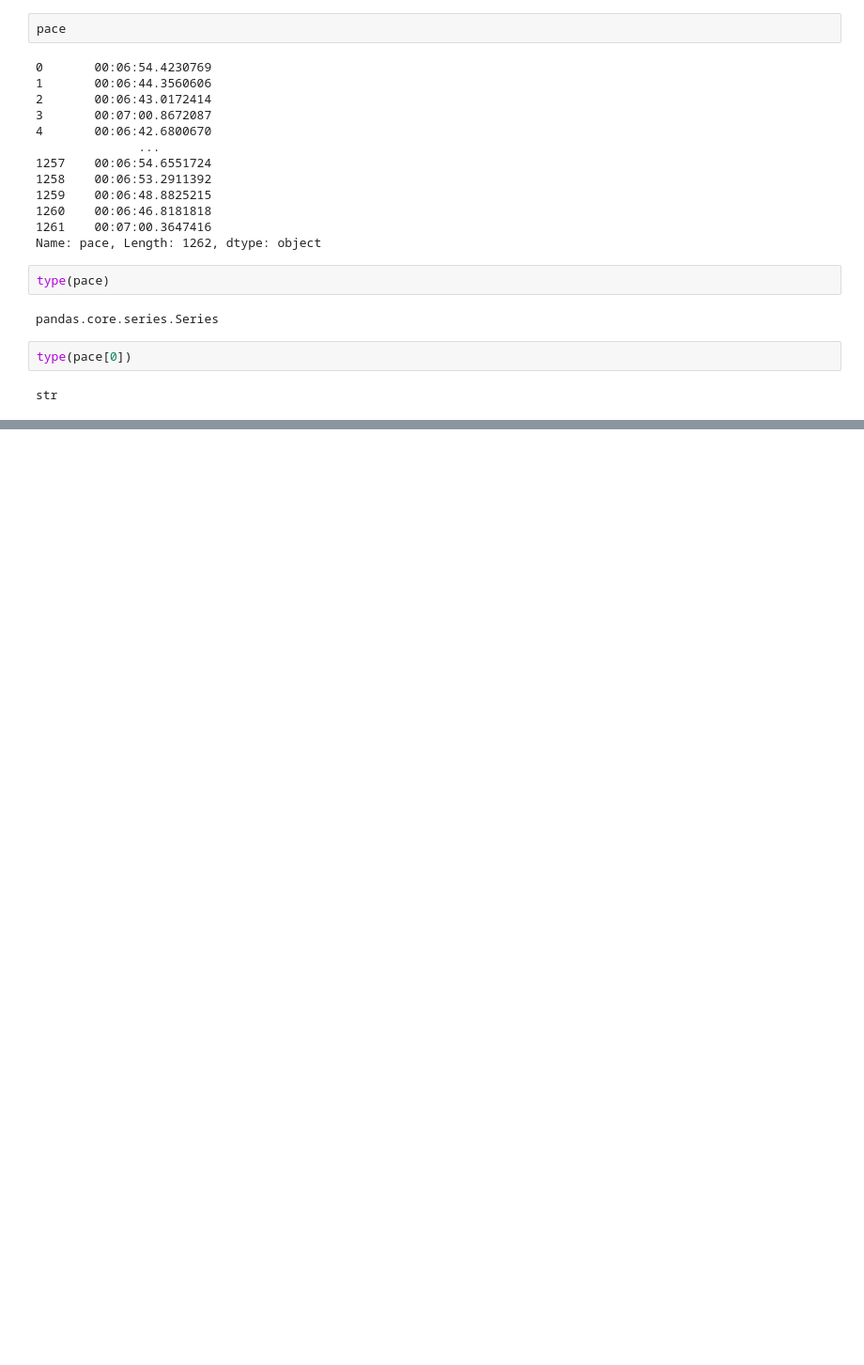
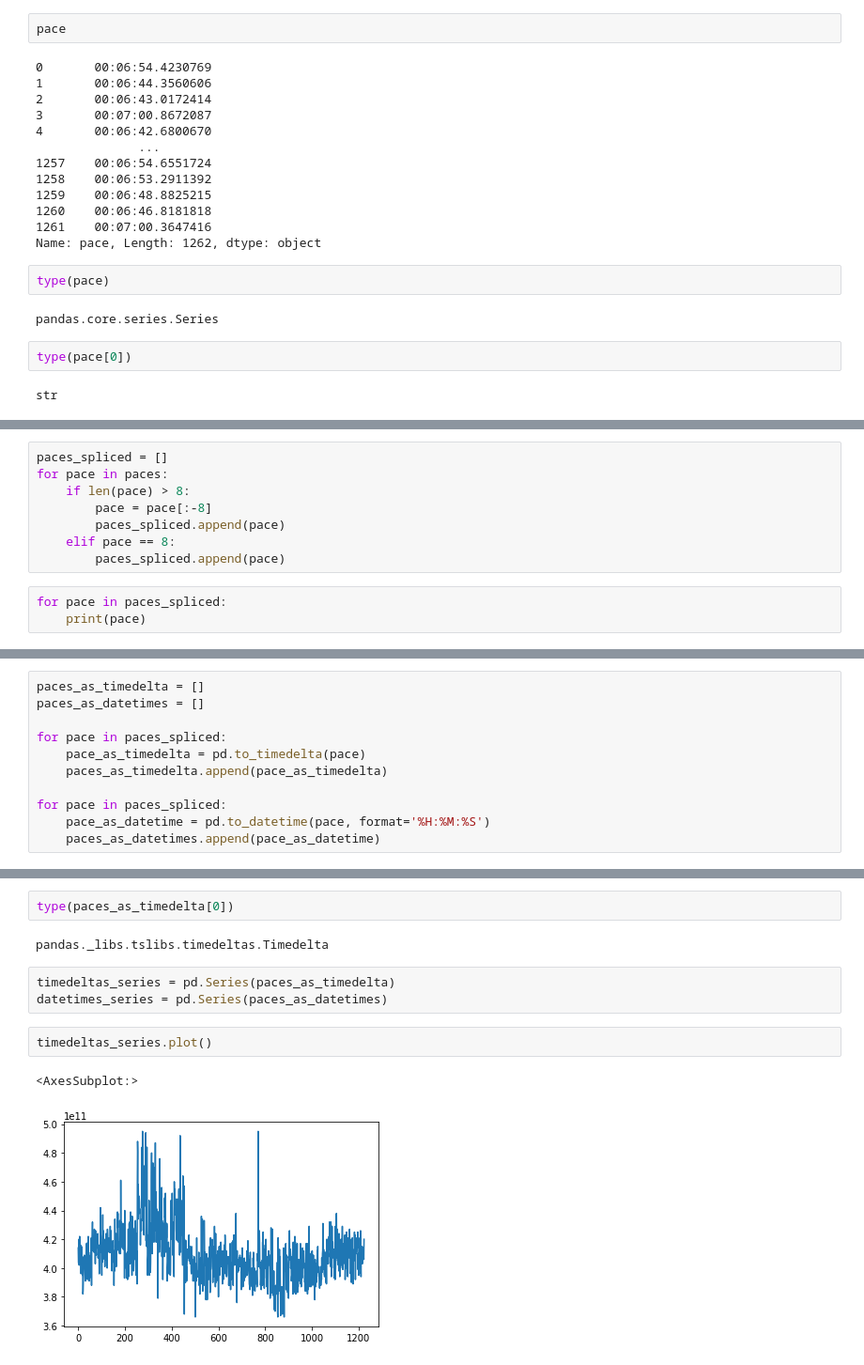
Before and after one commit to sbogucki12/workoutdata, a Jupyter notebook: runlog-etl.ipynb, the cells around one changed output, grey strips where cells are left out. Shown at 94% size. Saved outputs shown, nothing was run; the diff lists cells and outputs as text; blank space fills up the shorter version.

```diff
--- a/runlog-etl.ipynb
+++ b/runlog-etl.ipynb
@@ -31,0 +96,11 @@ str
+# %%
+paces_spliced = []
+for pace in paces:
+    if len(pace) > 8:
+        pace = pace[:-8]
+        paces_spliced.append(pace)
+    elif pace == 8:
+        paces_spliced.append(pace)
+# %%
+for pace in paces_spliced:
+    print(pace)
@@ -31,0 +131,11 @@ str
+# %%
+paces_as_timedelta = []
+paces_as_datetimes = []
+
+for pace in paces_spliced:
+    pace_as_timedelta = pd.to_timedelta(pace)
+    paces_as_timedelta.append(pace_as_timedelta)
+
+for pace in paces_spliced:
+    pace_as_datetime = pd.to_datetime(pace, format='%H:%M:%S')
+    paces_as_datetimes.append(pace_as_datetime)
@@ -31,0 +163,12 @@ str
+# %%
+type(paces_as_timedelta[0])
+# %% [output]
+pandas._libs.tslibs.timedeltas.Timedelta
+# %%
+timedeltas_series = pd.Series(paces_as_timedelta)
+datetimes_series = pd.Series(paces_as_datetimes)
+# %%
+timedeltas_series.plot()
+# %% [output]
+<AxesSubplot:>
+[figure, added]
```
Also changed, not shown: parts of 18 cells of this notebook, 2 other files.
